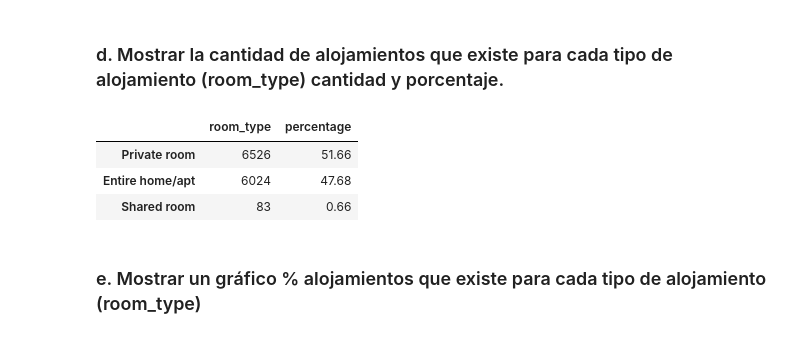
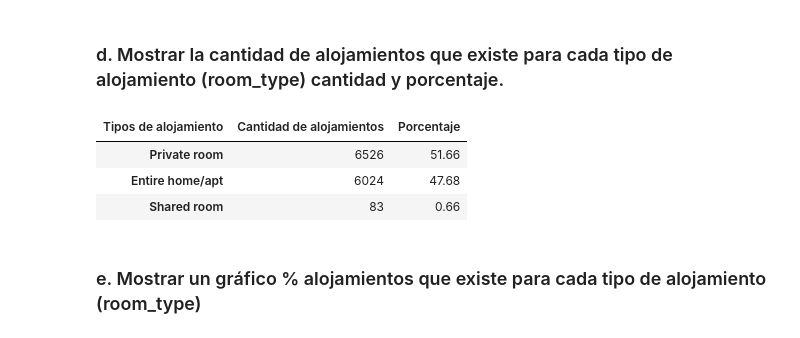
Before and after one commit to villa85/curso_python_2, a Jupyter notebook: Proyecto_III_Visualización_de_Datos/PROYECTO3_YUNIEL_VILLALON_PYTHON20.ipynb, the cells around one changed output. Cells and saved outputs as stored; diff of their text form; code cells hidden in the pictures.

```diff
--- a/Proyecto_III_Visualización_de_Datos/PROYECTO3_YUNIEL_VILLALON_PYTHON20.ipynb
+++ b/Proyecto_III_Visualización_de_Datos/PROYECTO3_YUNIEL_VILLALON_PYTHON20.ipynb
@@ -82,10 +82,12 @@ Name: price, dtype: float64
 # %%
 cant = df["room_type"].value_counts()
 c_p = pd.DataFrame(cant)
 c_p["percentage"] = (c_p["room_type"]/len(df)*100).round(2)
+c_p.columns.name = "Tipos de alojamiento"
+c_p.rename(columns={'room_type':'Cantidad de alojamientos','percentage':'Porcentaje', },inplace=True)
 c_p
 # %% [output]
-|  | room_type | percentage |
+| Tipos de alojamiento | Cantidad de alojamientos | Porcentaje |
 | Private room | 6526 | 51.66 |
 | Entire home/apt | 6024 | 47.68 |
 | Shared room | 83 | 0.66 |
```
Also changed, not shown: parts of 3 cells of this notebook.
